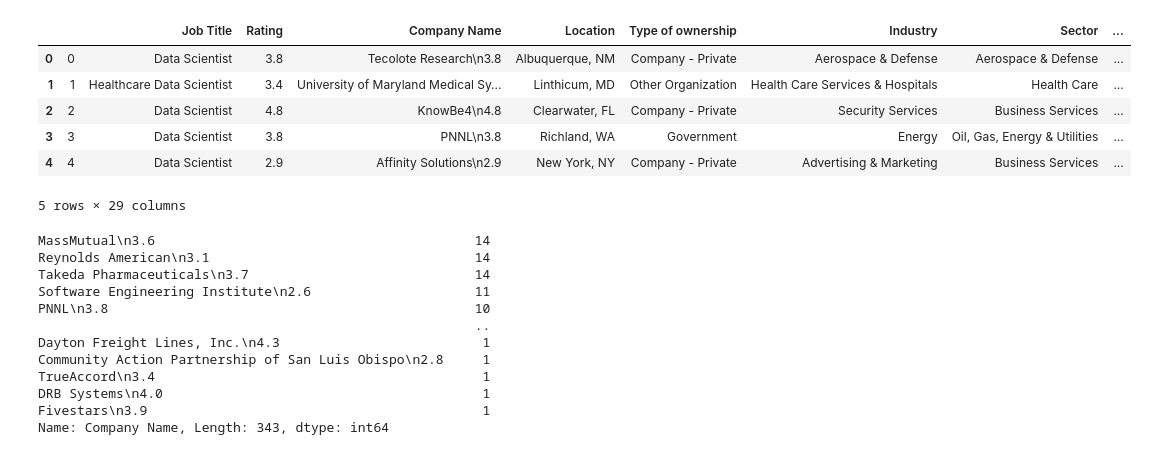
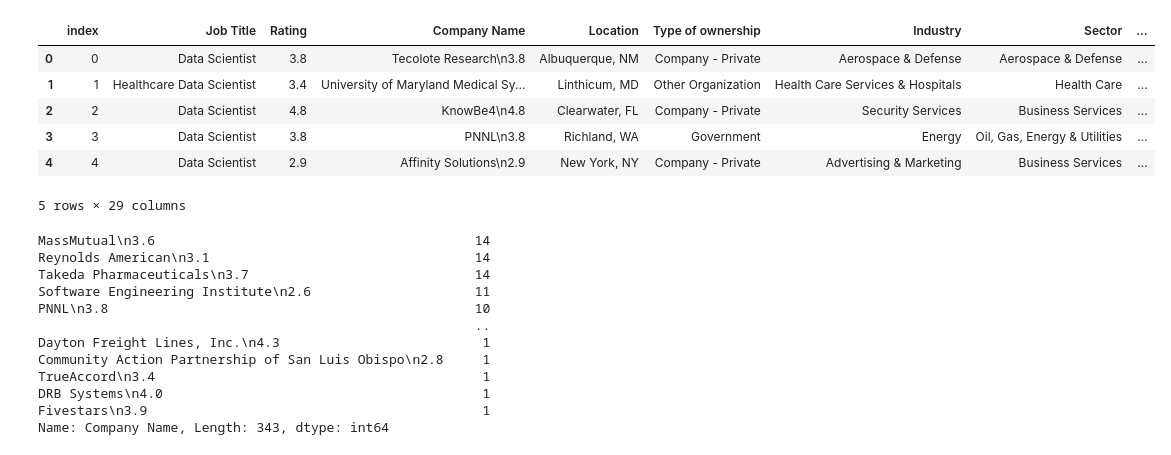
Before and after one commit to Kimmieli/Final-Project-DataScience-Salaries, a Jupyter notebook: FinalProject_Week2_Wrangling..ipynb, the cells around one changed output. Cells and saved outputs as stored; diff of their text form; code cells hidden in the pictures.

```diff
--- a/FinalProject_Week2_Wrangling..ipynb
+++ b/FinalProject_Week2_Wrangling..ipynb
@@ -13,0 +3,3 @@ Salaries.head()
+# %%
+Saleries = pd.read_csv('C:/Users/sever\Desktop/JennsSchool/FinalProject/Datasets/data_cleaned_2021.csv')
+Saleries.head()
@@ -14,9 +14,9 @@ Salaries.head()
 # %%
-Salaries.drop(['Salary Estimate', 'Job Description', 'Headquarters', 'Size', 'Founded', 'Revenue', 'Competitors', 'Hourly', 'Employer provided', 'company_txt', 'Age', 'job_title_sim', 'seniority_by_title'], axis= 1, inplace= True)
+Saleries.drop(['Salary Estimate', 'Job Description', 'Headquarters', 'Size', 'Founded', 'Revenue', 'Competitors', 'Hourly', 'Employer provided', 'company_txt', 'Age', 'job_title_sim', 'seniority_by_title'], axis= 1, inplace= True)
 # %%
-Salaries.head()
+Saleries.head()
 # %% [output]
-|  |  | Job Title | Rating | Company Name | Location | Type of ownership | Industry | Sector | ... |
+|  | index | Job Title | Rating | Company Name | Location | Type of ownership | Industry | Sector | ... |
 | 0 | 0 | Data Scientist | 3.8 | Tecolote Research\n3.8 | Albuquerque, NM | Company - Private | Aerospace & Defense | Aerospace & Defense | ... |
 | 1 | 1 | Healthcare Data Scientist | 3.4 | University of Maryland Medical Sy... | Linthicum, MD | Other Organization | Health Care Services & Hospitals | Health Care | ... |
 | 2 | 2 | Data Scientist | 4.8 | KnowBe4\n4.8 | Clearwater, FL | Company - Private | Security Services | Business Services | ... |
```
Also changed, not shown: parts of 16 cells of this notebook.
